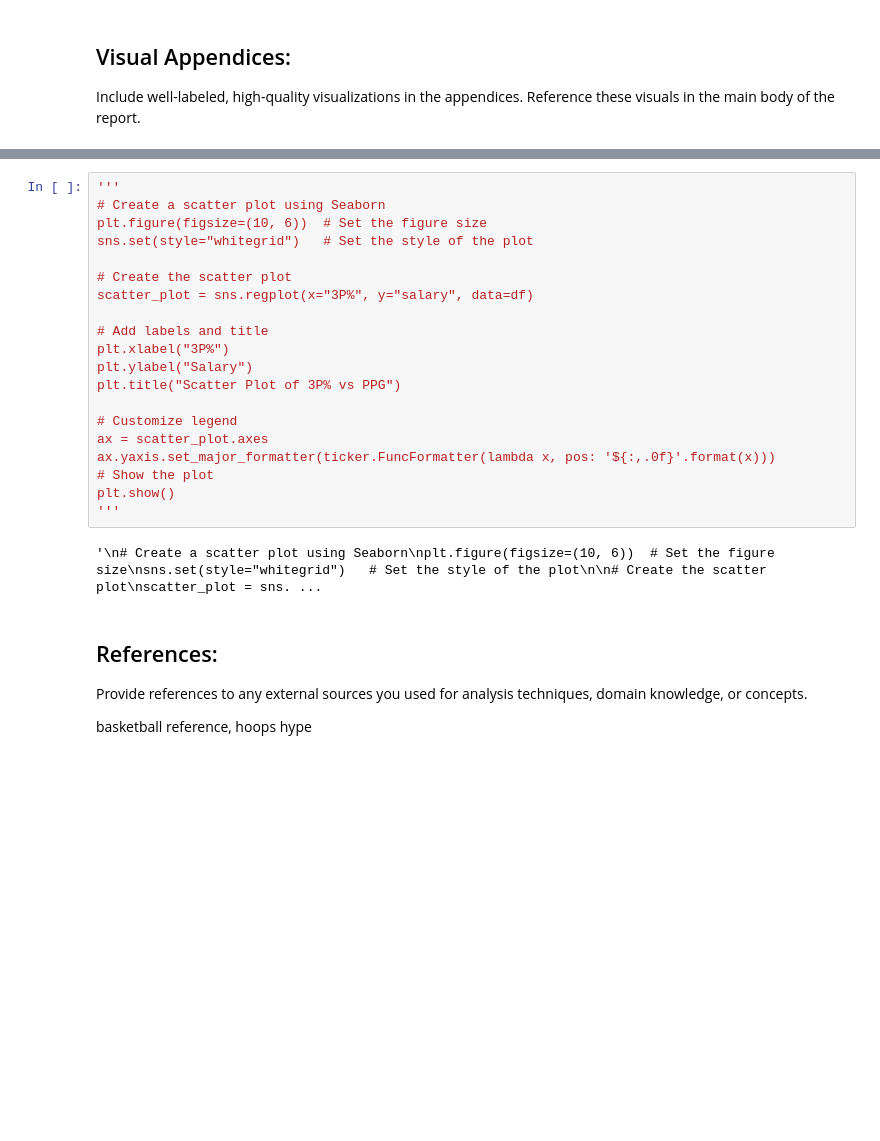
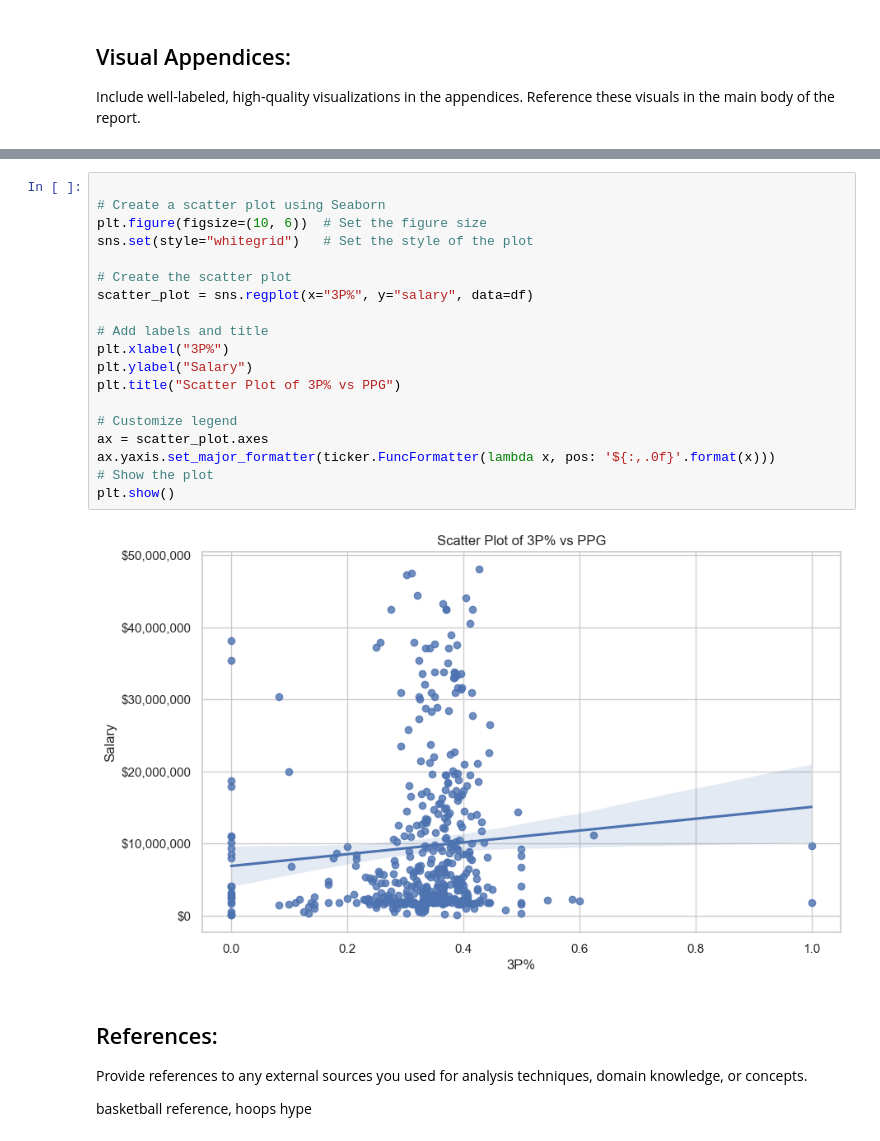
Before and after one commit to Harg-Ryan/NBA-Salary-Exploratory-Analysis-2022_23-Season, a Jupyter notebook: notebooks/NBASalaryAnalysisReport.ipynb, the cells around one changed output, grey strips where cells are left out. Cells and saved outputs as stored; diff of their text form; blank space fills up the shorter version.

```diff
--- a/notebooks/NBASalaryAnalysisReport.ipynb
+++ b/notebooks/NBASalaryAnalysisReport.ipynb
@@ -484,25 +605,24 @@ Include well-labeled, high-quality visualizations in the appendices. Reference t
 # %%
-'''
+
 # Create a scatter plot using Seaborn
 plt.figure(figsize=(10, 6))  # Set the figure size
 sns.set(style="whitegrid")   # Set the style of the plot
 
 # Create the scatter plot
 scatter_plot = sns.regplot(x="3P%", y="salary", data=df)
 
 # Add labels and title
 plt.xlabel("3P%")
 plt.ylabel("Salary")
 plt.title("Scatter Plot of 3P% vs PPG")
 
 # Customize legend
 ax = scatter_plot.axes
 ax.yaxis.set_major_formatter(ticker.FuncFormatter(lambda x, pos: '${:,.0f}'.format(x)))
 # Show the plot
 plt.show()
-'''
 # %% [output]
-'\n# Create a scatter plot using Seaborn\nplt.figure(figsize=(10, 6))  # Set the figure size\nsns.set(style="whitegrid")   # Set the style of the plot\n\n# Create the scatter plot\nscatter_plot = sns. ...
+[figure, added]
 # %% [markdown]
 ## References:
 Provide references to any external sources you used for analysis techniques, domain knowledge, or concepts.
```
Also changed, not shown: parts of 6 cells of this notebook.
